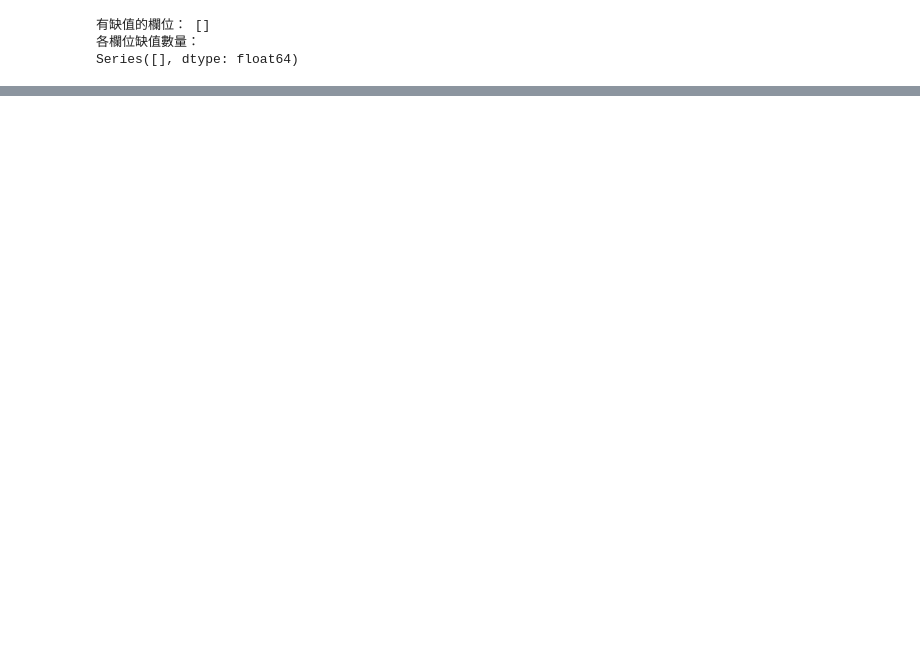
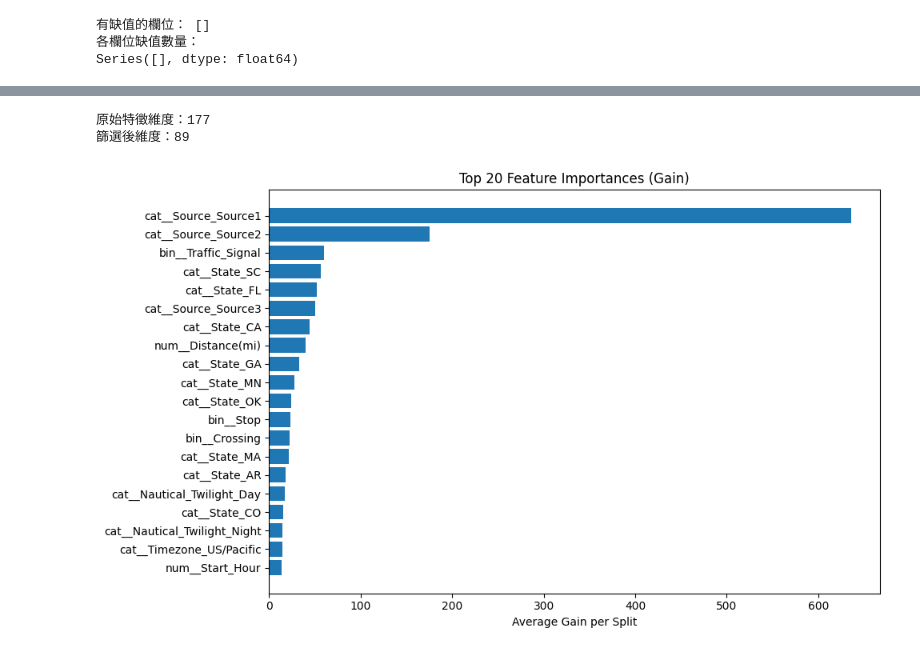
Before and after one commit to timp4x4x4/MDS-Final-Project, a Jupyter notebook: feature_selection.ipynb, the cells around one changed output, grey strips where cells are left out. Drawn from its saved outputs; the diff is of its cells as text; code cells hidden in the pictures; blank space fills up the shorter version.

```diff
--- a/feature_selection.ipynb
+++ b/feature_selection.ipynb
@@ -67,7 +67,7 @@ Series([], dtype: float64)
 import pandas as pd
 
 # 1. 去除有 NaN 的列（針對整張表，也可改針對特定欄位）
-df_clean = df.dropna(subset=['Start_Time', 'End_Time', 'Weather_Timestamp'])
+df_clean = df
 
 # 2. 確保時間欄位是 datetime 型態
 df_clean['Start_Time'] = pd.to_datetime(df_clean['Start_Time'])
@@ -102,0 +103,6 @@ print(df_clean[['Start_Time', 'Start_Hour', 'Start_Minute', 'End_Time', 'End_Hou
+# %%
+# --- 1. 先把 df_clean 複製回來，保險起見用 .copy() ---
+df = df_clean.copy()
+
+# --- 2. 不想要完整 timestamp → 直接 drop ---
+df = df.drop(columns=['Start_Time', 'End_Time', 'Weather_Timestamp'])
@@ -102,0 +267,54 @@ print(df_clean[['Start_Time', 'Start_Hour', 'Start_Minute', 'End_Time', 'End_Hou
+# %%
+import numpy as np
+import pandas as pd
+import matplotlib.pyplot as plt
+
+# 如果你剛剛的 pipeline 存在於變數 clf（或在磁碟裡，可用 joblib 載）
+# 這段程式碼會自動抓出「真正進模型」的特徵名稱與 gain 重要度，畫出長條圖。
+
+# 1. 自動尋找 feature-selection 步驟名稱（可能叫 select / fs / selectfrommodel …）
+selector_name = next(
+    (name for name, step in clf.steps if hasattr(step, 'get_support')),
+    None
+)
+
+if selector_name is None:
+    raise RuntimeError("Pipeline 裡找不到 feature-selection 步驟。")
+
+selector = clf.named_steps[selector_name]
+mask = selector.get_support()                           # True / False array
+feat_all = clf.named_steps['prep'].get_feature_names_out()
+feat_used = feat_all[mask]                              # 真正進模型的特徵
+
+# 2. 從 XGBoost booster 取 gain 重要度（dict: {'f0':val0, 'f1':val1, ...}）
+booster = clf.named_steps['model'].get_booster()
+imp_gain_dict = booster.get_score(importance_type='gain')
+
+# 3. 轉成 numpy array，跟特徵索引對應
+imp_gain = np.zeros(len(feat_used))
+for k, v in imp_gain_dict.items():
+    idx = int(k[1:])        # 'f27' ➜ 27
+    if idx < len(imp_gain): # 保險檢查
+        imp_gain[idx] = v
+
+# 4. DataFrame 排序，方便觀看 & 做圖
+imp_df = (pd.DataFrame({'Feature': feat_used, 'Gain': imp_gain})
+            .sort_values('Gain', ascending=False)
+            .reset_index(drop=True))
+
+# 5. 顯示一下維度資訊
+print(f"原始特徵維度：{len(feat_all)}")
+print(f"篩選後維度：{len(feat_used)}")
+
+# 6. 畫 Top-20 bar chart
+topk = 20
+plt.figure(figsize=(10, 6))
+plt.barh(imp_df['Feature'][:topk][::-1], imp_df['Gain'][:topk][::-1])
+plt.xlabel("Average Gain per Split")
+plt.title(f"Top {topk} Feature Importances (Gain)")
+plt.tight_layout()
+plt.show()
+# %% [output]
+原始特徵維度：177
+篩選後維度：89
+[figure, added]
```
Also changed, not shown: parts of 5 cells of this notebook.
